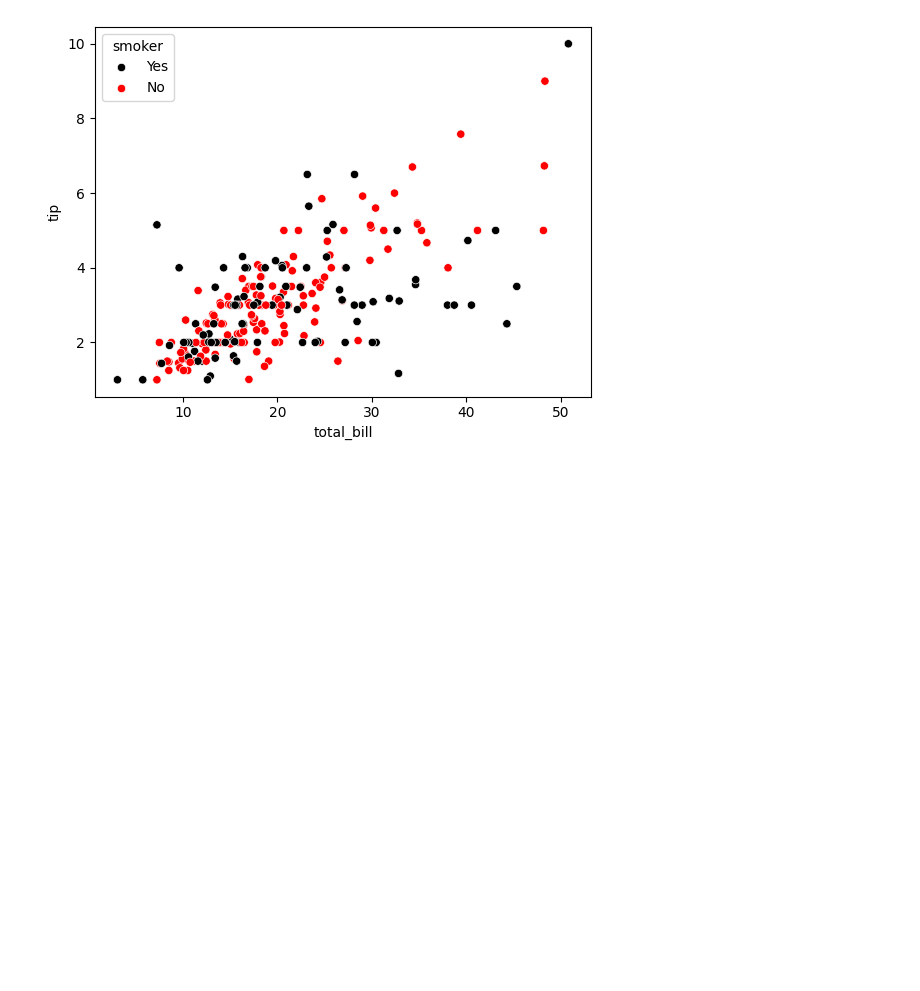
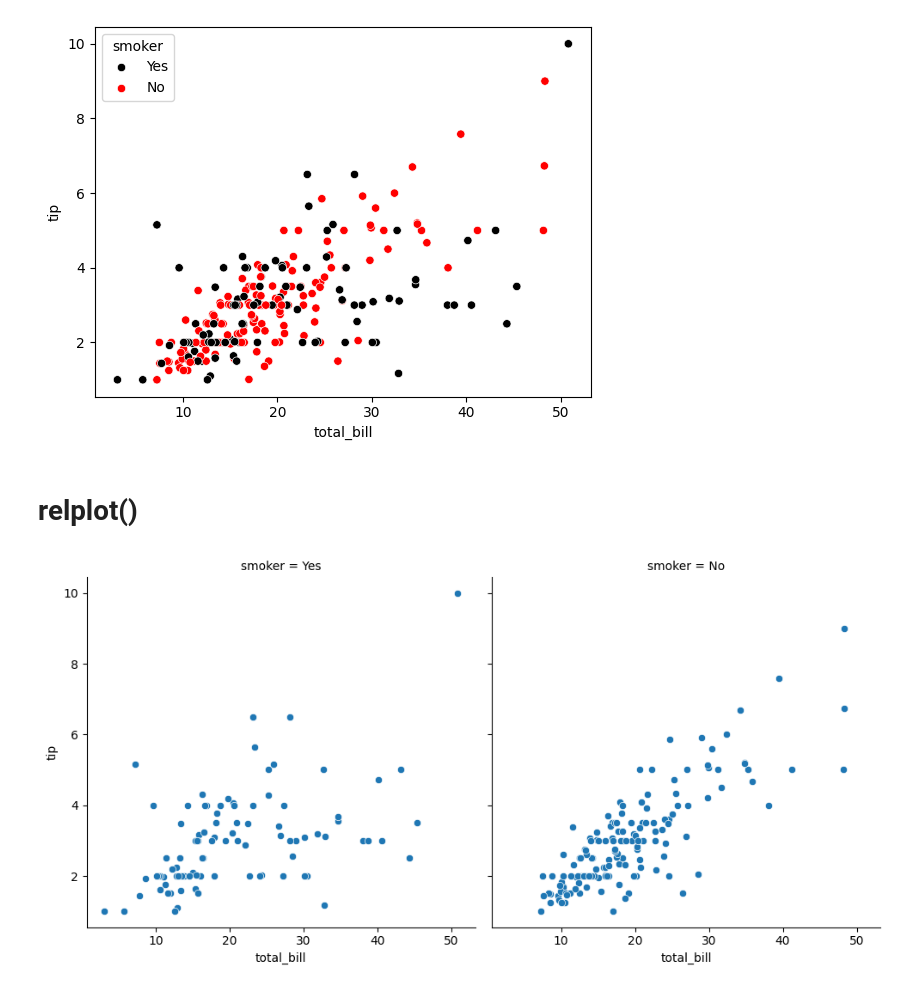
Before and after one commit to HABUDANHAYABK/Associate-Data-Scientist-in-Python, a Jupyter notebook: Data_Visualization_with_Seaborn/Rational_plots.ipynb, the cells around one changed output. Cells and saved outputs as stored; diff of their text form; code cells hidden in the pictures; blank space fills up the shorter version.

```diff
--- a/Data_Visualization_with_Seaborn/Rational_plots.ipynb
+++ b/Data_Visualization_with_Seaborn/Rational_plots.ipynb
@@ -53,3 +53,17 @@ sns.scatterplot(x='total_bill',
 plt.show()
 # %% [output]
 [figure]
+# %% [markdown]
+# relplot()
+# %%
+#horizontal plot
+
+sns.relplot(x='total_bill',
+            y='tip',
+            data=tips,
+            kind='scatter',
+            col='smoker')
+
+plt.show()
+# %% [output]
+[figure, added]
```
Also changed, not shown: parts of 1 cell of this notebook.
